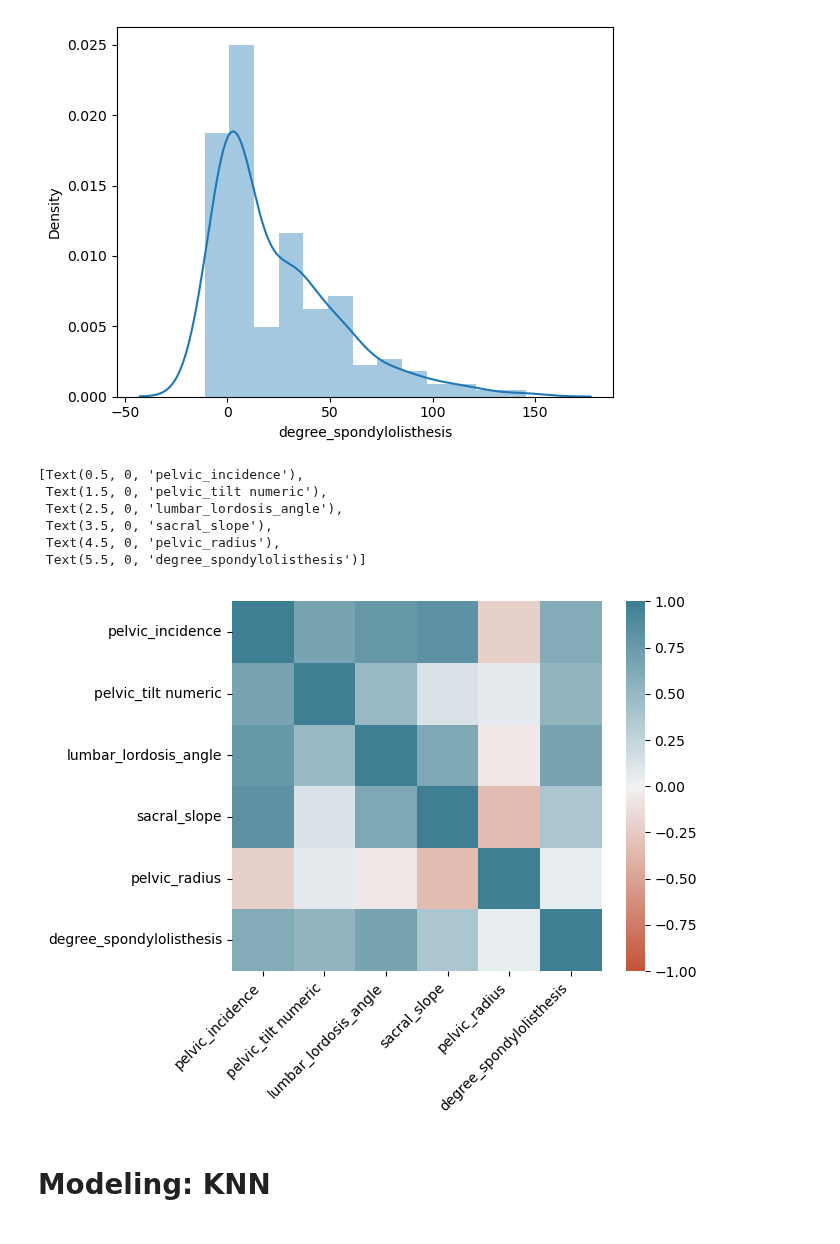
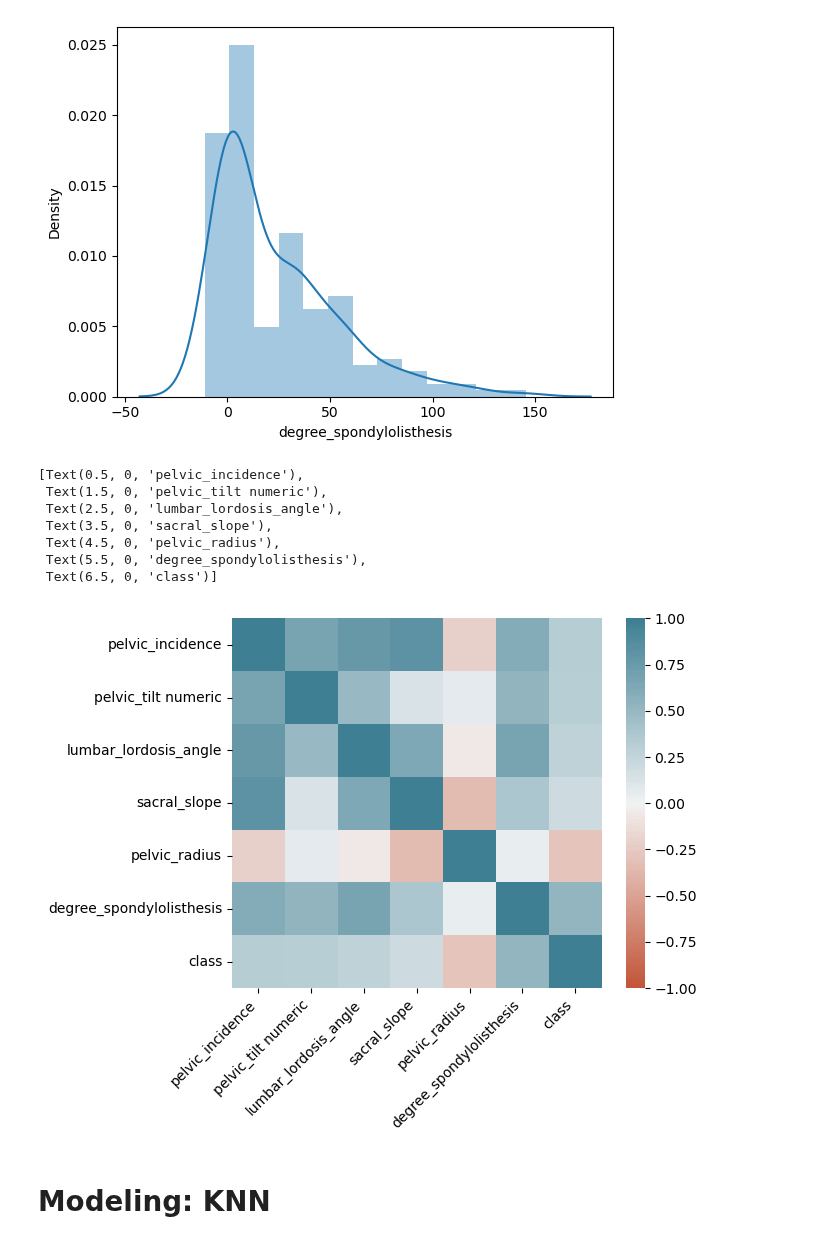
Before and after one commit to FelixRaph/Data-Science-Portfolio, a Jupyter notebook: BioMed_Case_ML_Model.ipynb, the cells around one changed output. Cells and saved outputs as stored; diff of their text form; code cells hidden in the pictures.

```diff
--- a/BioMed_Case_ML_Model.ipynb
+++ b/BioMed_Case_ML_Model.ipynb
@@ -184,26 +184,28 @@ for i, col in enumerate(train.columns[0:6]):
 [figure]
 [figure]
 # %%
-corr = train.corr()
+corr_df = pd.concat([train, train_labels], axis=1)
+corr = corr_df.corr()
 ax = sns.heatmap(
     corr,
     vmin=-1, vmax=1, center=0,
     cmap=sns.diverging_palette(20, 220, n=200),
     square=True
 )
 ax.set_xticklabels(
     ax.get_xticklabels(),
     rotation=45,
     horizontalalignment='right'
 )
 # %% [output]
 [Text(0.5, 0, 'pelvic_incidence'),
  Text(1.5, 0, 'pelvic_tilt numeric'),
  Text(2.5, 0, 'lumbar_lordosis_angle'),
  Text(3.5, 0, 'sacral_slope'),
  Text(4.5, 0, 'pelvic_radius'),
- Text(5.5, 0, 'degree_spondylolisthesis')]
+ Text(5.5, 0, 'degree_spondylolisthesis'),
+ Text(6.5, 0, 'class')]
-[figure, old version]
+[figure, new version]
 # %%
 # Concatenate the training and validation sets for cross-validation
 x_train_validate = pd.concat([train, validate])
```
Also changed, not shown: 1 other file.
